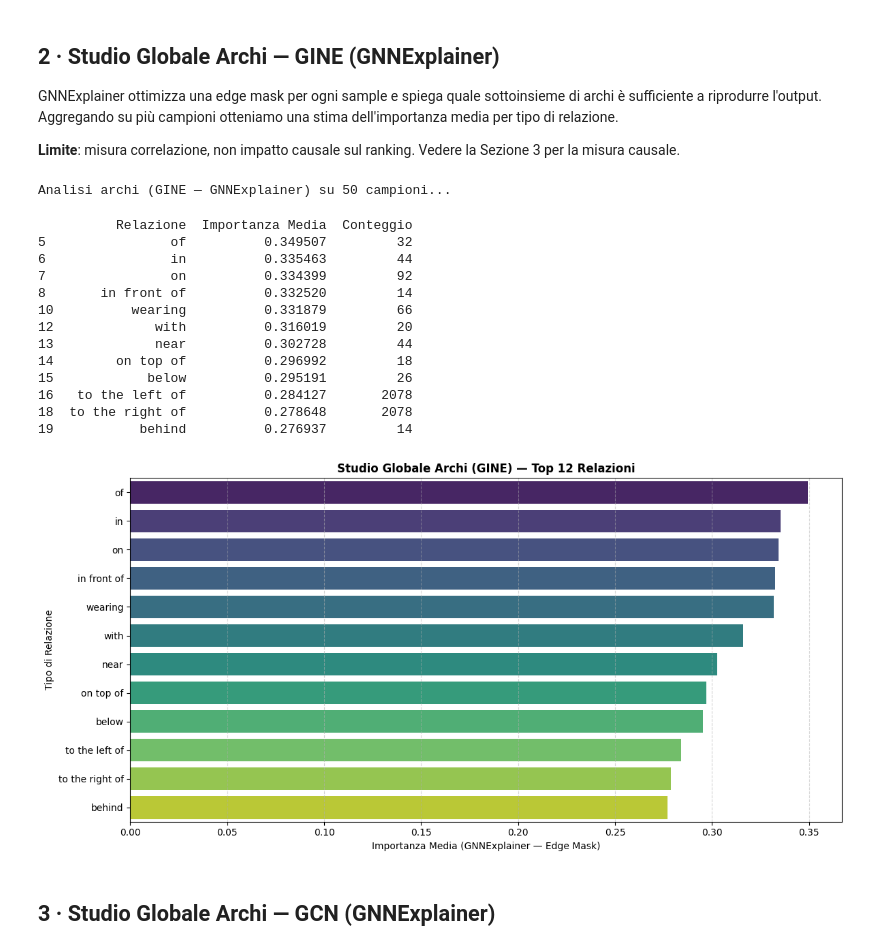
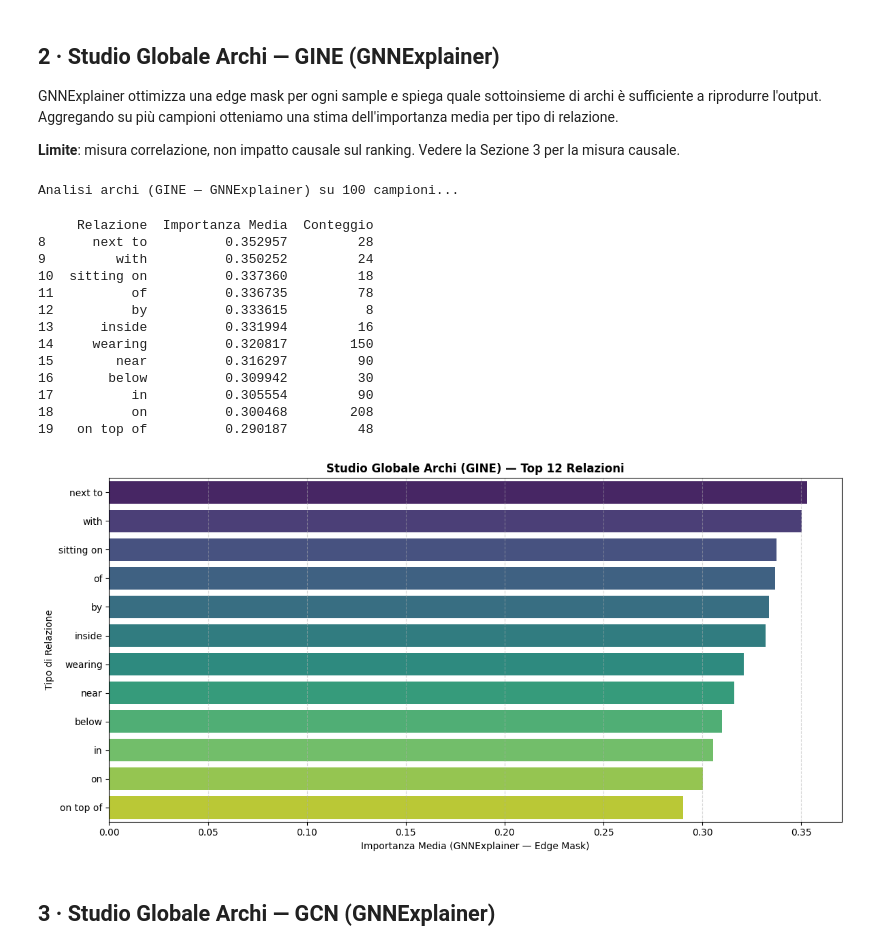
Before and after one commit to LenionK/dl26-projects, a Jupyter notebook: notebooks/GraphGradCAM.ipynb, the cells around one changed output. Drawn from its saved outputs; the diff is of its cells as text; code cells hidden in the pictures.

```diff
--- a/notebooks/GraphGradCAM.ipynb
+++ b/notebooks/GraphGradCAM.ipynb
@@ -198,36 +198,36 @@ Vedere la Sezione 3 per la misura causale.
 # %%
 df_edges_gine = analyze_global_edge_importance_with_explainer(
     dataset_gine=val_dataset_gine,
     model_gine=gine_model,
     rel_vocab_gine=rel_vocab_gine,
     device=device,
-    num_samples=50,
+    num_samples=100,
 )
 
 # 1. Filtra il DataFrame di GINE escludendo relazioni con meno di 5 apparizioni
 df_edges_gine_clean = df_edges_gine[df_edges_gine['Conteggio'] >= 5]
 
 # 2. Mostra le prime 12 o 15 relazioni rimaste (saranno tutte stabilissime!)
 print(df_edges_gine_clean.head(12))
 
 # 3. Disegna il grafico finale pulito solo per GINE
 plot_global_edge_study(df_edges_gine_clean, topk=12, model_name="GINE")
 # %% [output]
-Analisi archi (GINE — GNNExplainer) su 50 campioni...
+Analisi archi (GINE — GNNExplainer) su 100 campioni...
-          Relazione  Importanza Media  Conteggio
-5                of          0.349507         32
-6                in          0.335463         44
-7                on          0.334399         92
-8       in front of          0.332520         14
-10          wearing          0.331879         66
-12             with          0.316019         20
-13             near          0.302728         44
-14        on top of          0.296992         18
-15            below          0.295191         26
-16   to the left of          0.284127       2078
-18  to the right of          0.278648       2078
-19           behind          0.276937         14
+     Relazione  Importanza Media  Conteggio
+8      next to          0.352957         28
+9         with          0.350252         24
+10  sitting on          0.337360         18
+11          of          0.336735         78
+12          by          0.333615          8
+13      inside          0.331994         16
+14     wearing          0.320817        150
+15        near          0.316297         90
+16       below          0.309942         30
+17          in          0.305554         90
+18          on          0.300468        208
+19   on top of          0.290187         48
-[figure, old version]
+[figure, new version]
 # %% [markdown]
 ## 3 · Studio Globale Archi — GCN (GNNExplainer)
 # %%
```
Also changed, not shown: parts of 3 cells of this notebook, 3 other files.
